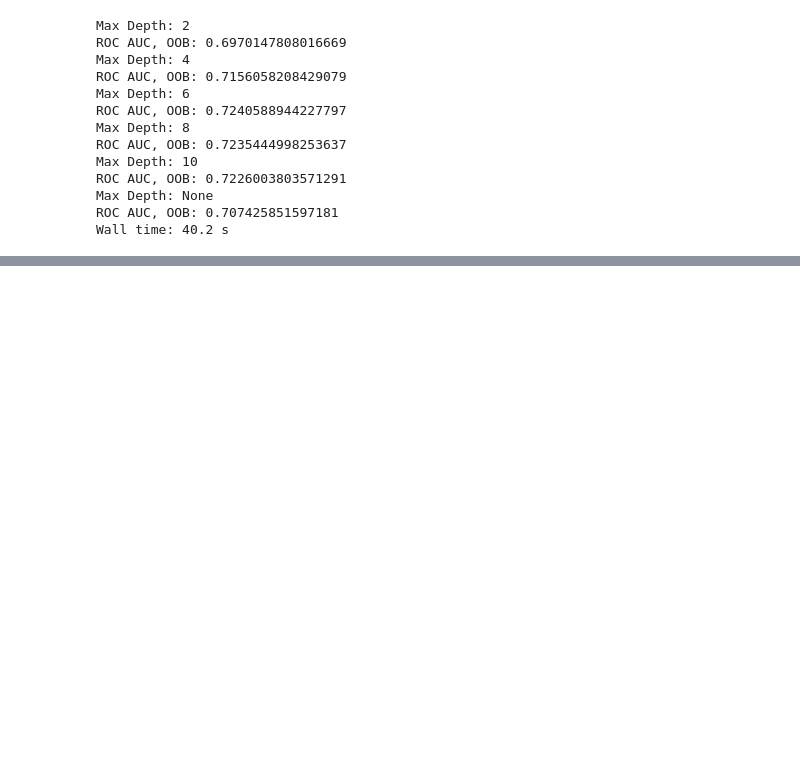
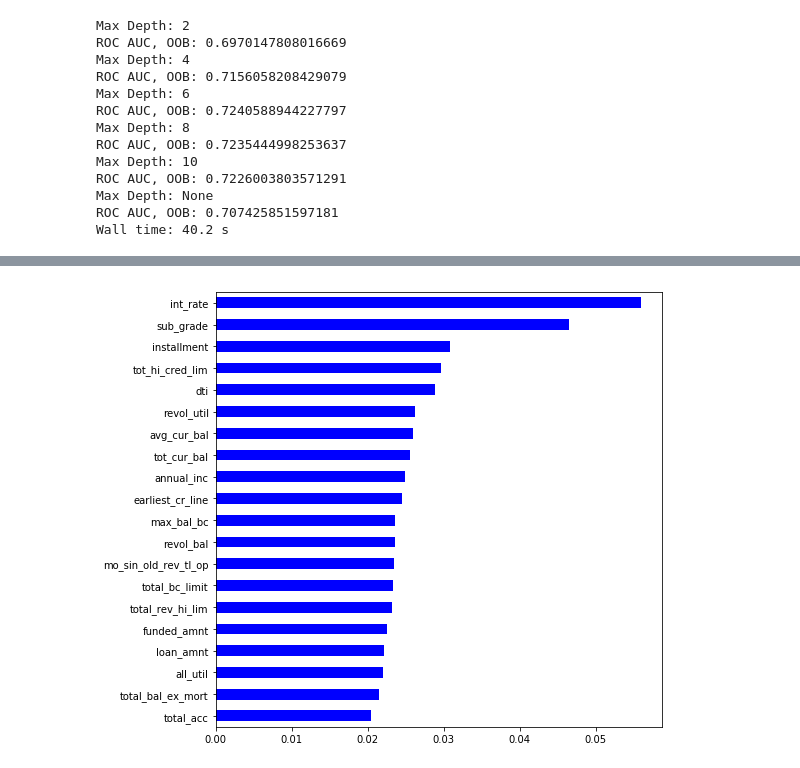
Before and after one commit to bloominstituteoftechnology/DS-Unit-4-Sprint-1-Tree-Ensembles, a Jupyter notebook: ds1-tree-ensembles/TreeEnsembles_Competition_Assignment.ipynb, the cells around one changed output, grey strips where cells are left out. Drawn from its saved outputs; the diff is of its cells as text; code cells hidden in the pictures; blank space fills up the shorter version.

```diff
--- a/ds1-tree-ensembles/TreeEnsembles_Competition_Assignment.ipynb
+++ b/ds1-tree-ensembles/TreeEnsembles_Competition_Assignment.ipynb
@@ -482,0 +491,19 @@ Wall time: 40.2 s
+# %%
+def show_feature_importances(
+    pipe, X, y, estimator_name='randomforestclassifier',
+    n=20, figsize=(8, 8)):
+
+    #pipe must not change dimensions of X dataframe
+    pipe.fit(X, y)
+    importances = pd.Series(
+        pipe.named_steps[estimator_name].feature_importances_,
+        X.columns)
+
+    top_n = importances.sort_values(ascending=False)[:n]
+
+    plt.figure(figsize=figsize)
+    top_n.sort_values().plot.barh(color='blue')
+
+show_feature_importances(pipe, X_train, y_train)
+# %% [output]
+[figure, added]
```
Also changed, not shown: parts of 11 cells of this notebook, 1 other file.
